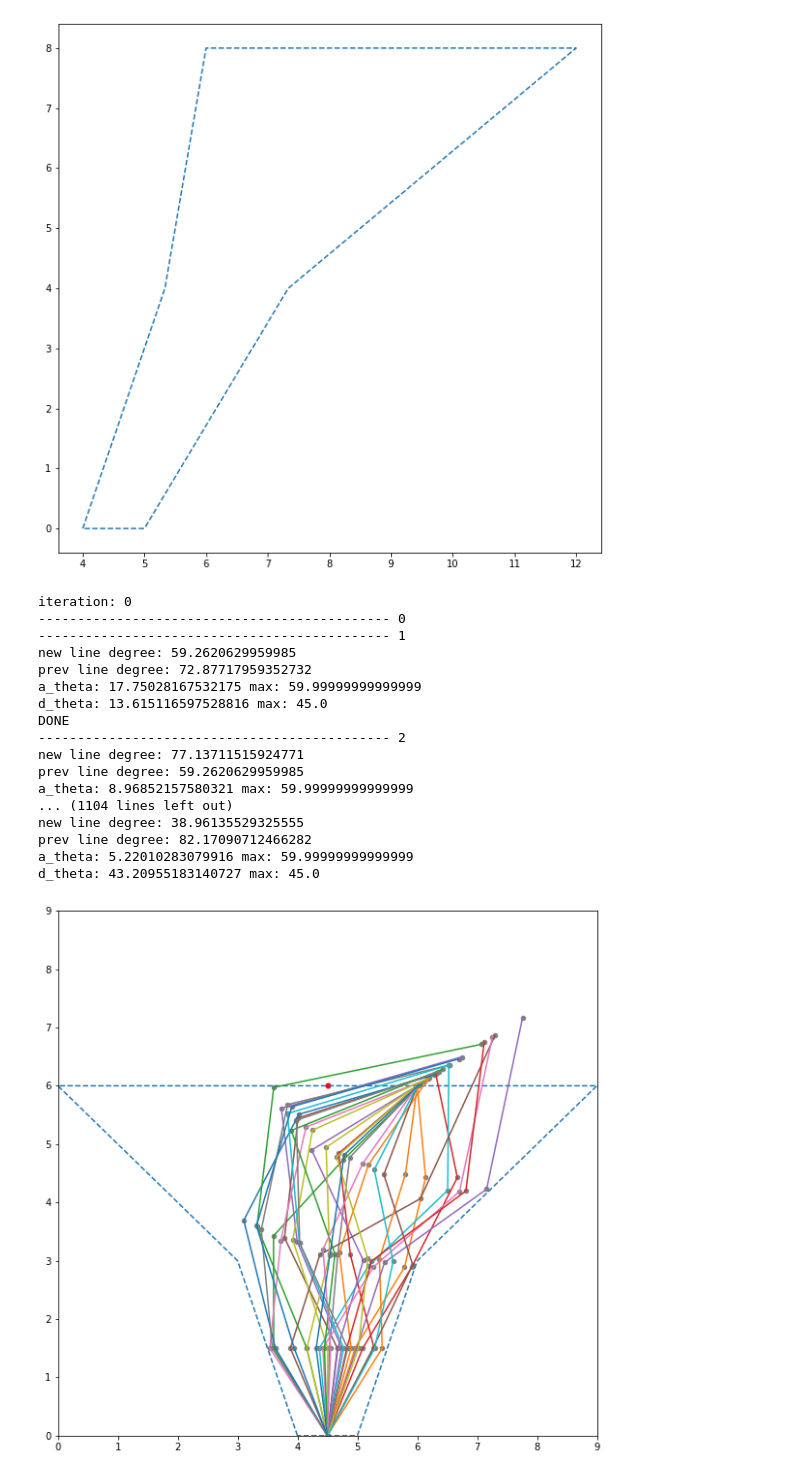
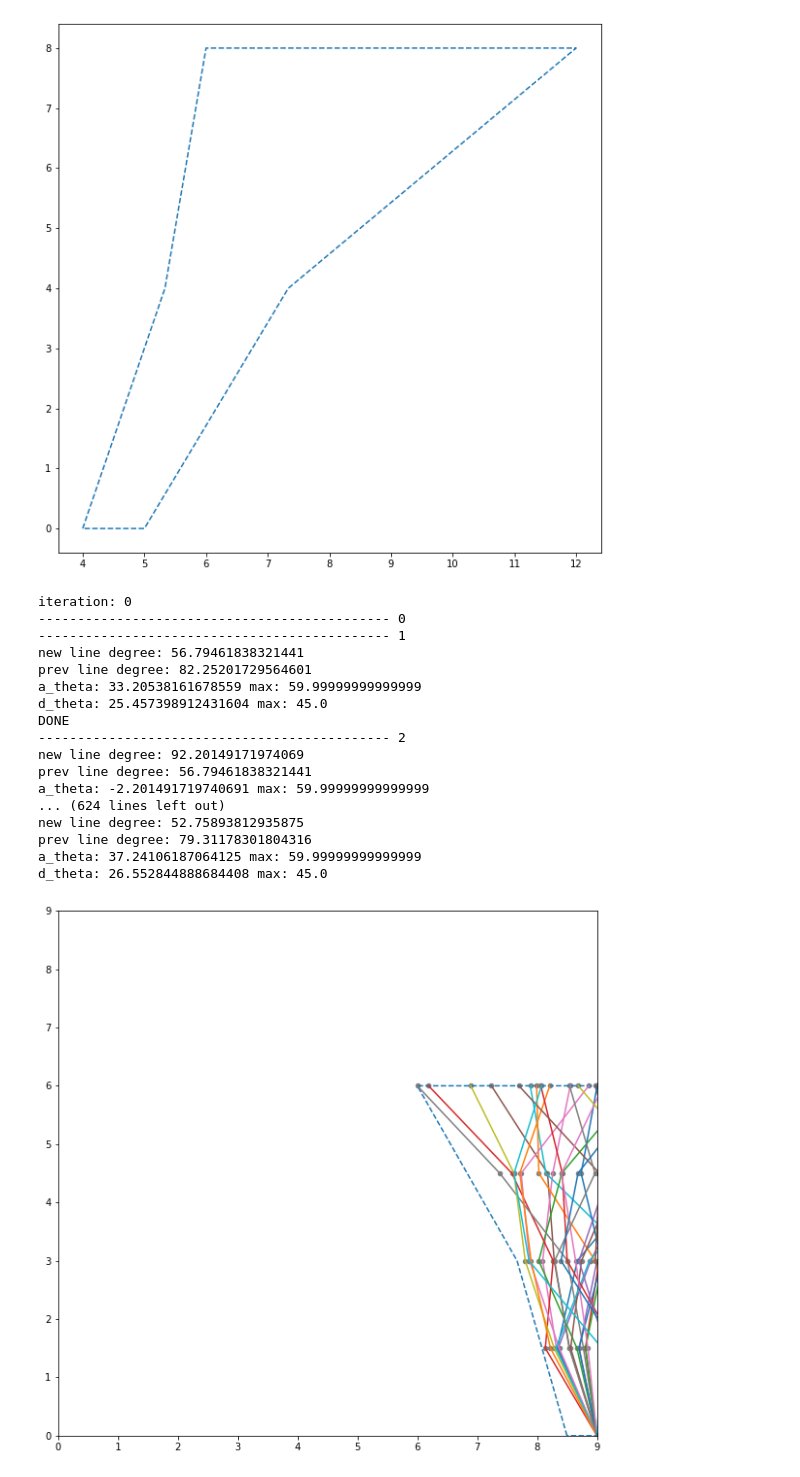
Before and after one commit to adhocmaster/carla-jaywalker-experiments, a Jupyter notebook: notebooks/Crosswalk-area/crosswalk-area.ipynb, the cells around one changed output. Saved outputs shown, nothing was run; the diff lists cells and outputs as text; code cells hidden in the pictures.

Commit message:
Update notebook for testing
Generating graph correctly, fixed some typos.

```diff
--- a/notebooks/Crosswalk-area/crosswalk-area.ipynb
+++ b/notebooks/Crosswalk-area/crosswalk-area.ipynb
@@ -310,47 +310,47 @@ def shiftedPoints(start, end, crosswalk, goalLine, maxAbsDegree, maxDeltaDegree,
 # Plot polygons and points
 
 plt.rcParams["figure.figsize"] = (10,10)
-x,y = crosswalk.exterior.xy
+x,y = p.exterior.xy
 plt.plot(x,y, '--')
 plt.scatter(end.x, end.y, s=25, color='red')
 
 maxAbsDegree = math.radians(60)
 maxDeltaDegree = math.radians(45)
 
 
 for i in range(30):
     line_x = []
     line_y = []
     print("iteration:", i)
-    new_points = shiftedPoints(start, end, crosswalk, goalLine, maxAbsDegree, maxDeltaDegree)
+    new_points = shiftedPoints(start, end, p, goalLine, maxAbsDegree, maxDeltaDegree)
 
     for j in range(len(new_points)):
         line_x.append(new_points[j].x)
         line_y.append(new_points[j].y)
         #print(new_points[i])
         plt.scatter(new_points[j].x, new_points[j].y, s=20, color='grey')
 
 
     plt.plot(line_x, line_y)
 plt.xlim(0, 9)
 plt.ylim(0, 9)
 plt.savefig('trial.png')
 # %% [output]
 iteration: 0
 --------------------------------------------- 0
 --------------------------------------------- 1
-new line degree: 59.2620629959985
-prev line degree: 72.87717959352732
-a_theta: 17.75028167532175 max: 59.99999999999999
-d_theta: 13.615116597528816 max: 45.0
+new line degree: 56.79461838321441
+prev line degree: 82.25201729564601
+a_theta: 33.20538161678559 max: 59.99999999999999
+d_theta: 25.457398912431604 max: 45.0
 DONE
 --------------------------------------------- 2
-new line degree: 77.13711515924771
-prev line degree: 59.2620629959985
-a_theta: 8.96852157580321 max: 59.99999999999999
-... (1104 lines left out)
-new line degree: 38.96135529325555
-prev line degree: 82.17090712466282
-a_theta: 5.22010283079916 max: 59.99999999999999
-d_theta: 43.20955183140727 max: 45.0
+new line degree: 92.20149171974069
+prev line degree: 56.79461838321441
+a_theta: -2.201491719740691 max: 59.99999999999999
+... (624 lines left out)
+new line degree: 52.75893812935875
+prev line degree: 79.31178301804316
+a_theta: 37.24106187064125 max: 59.99999999999999
+d_theta: 26.552844888684408 max: 45.0
-[figure, old version]
+[figure, new version]
```
Also changed, not shown: 2 other files.
